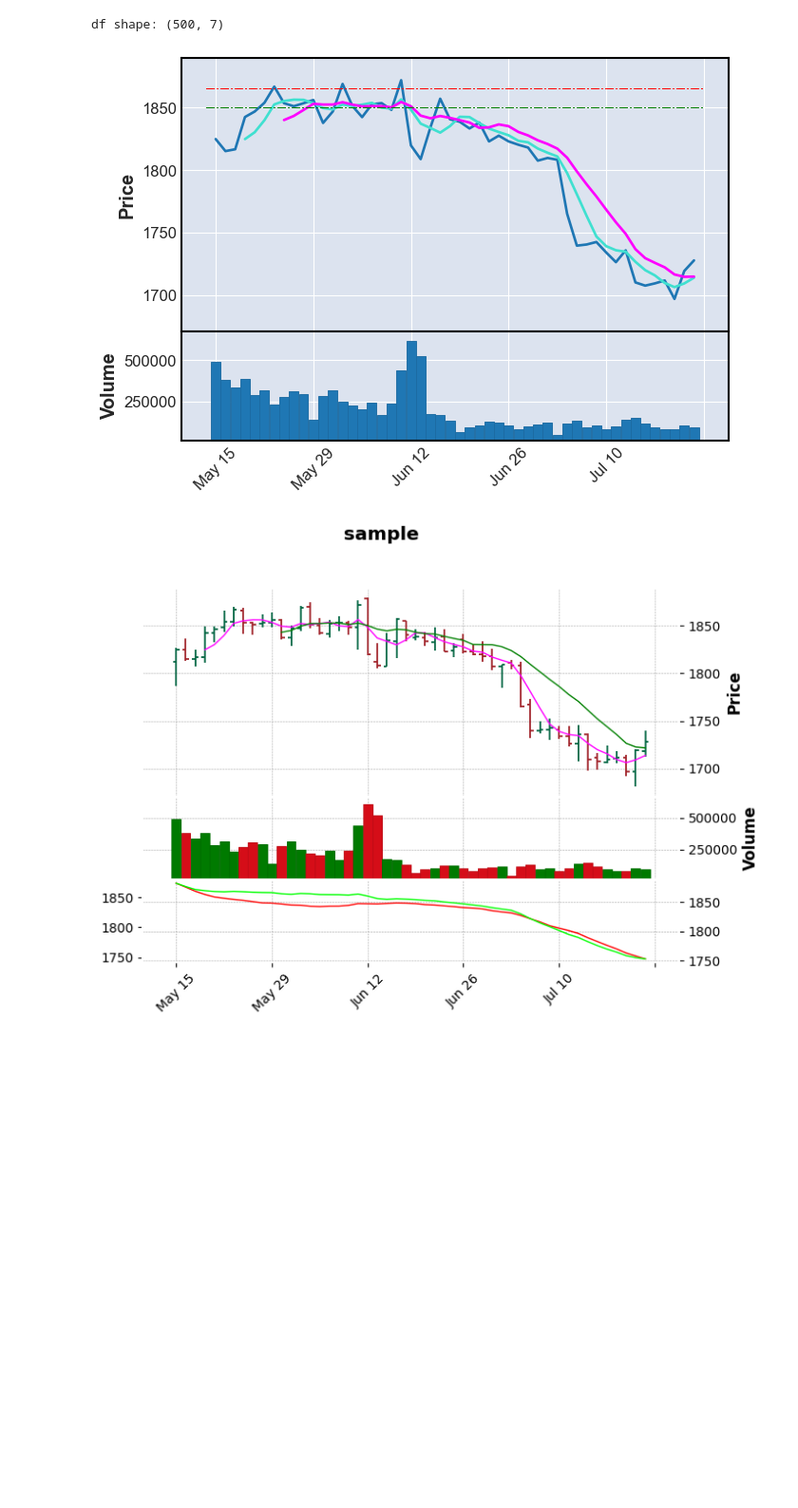
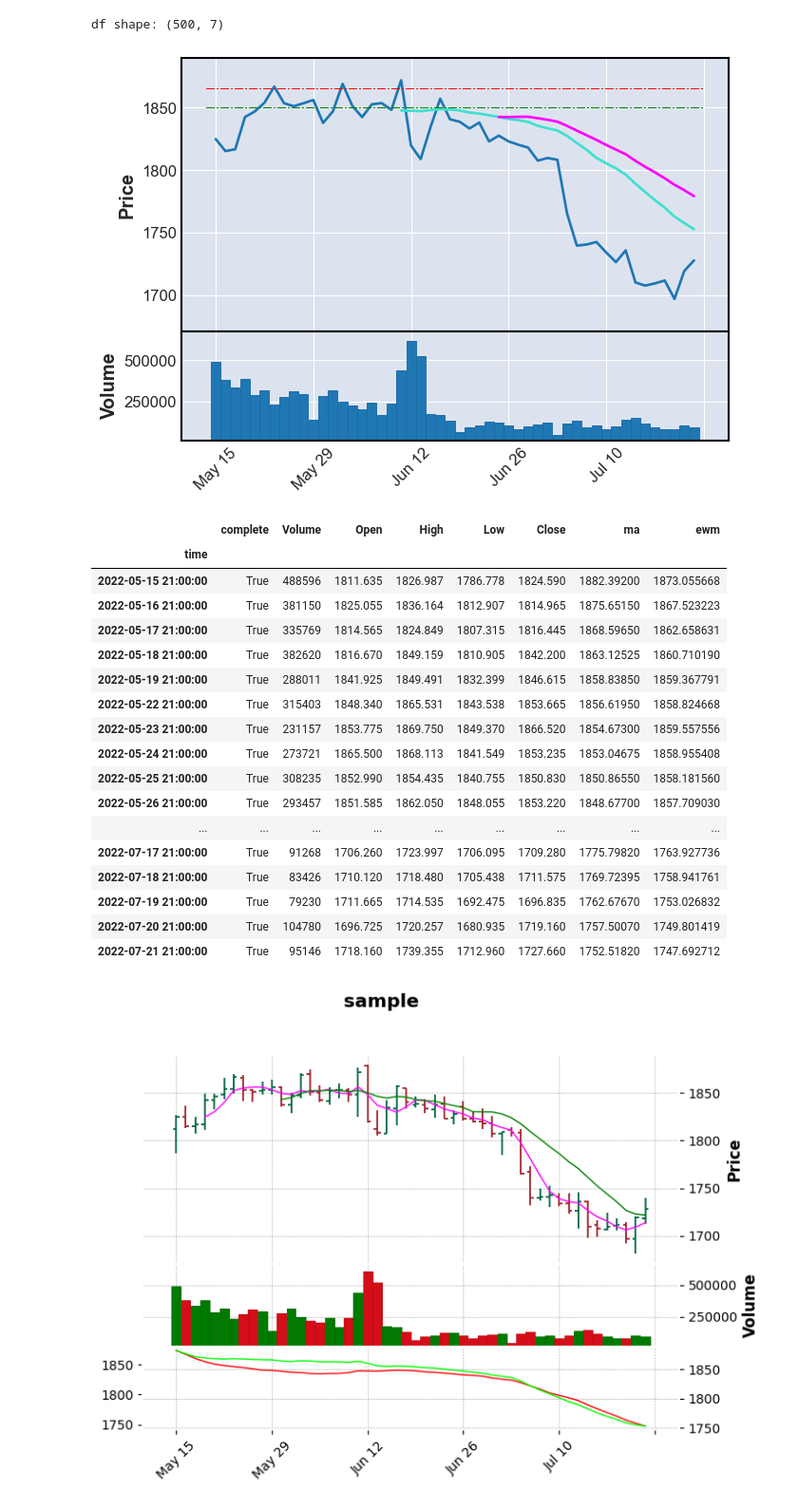
Before and after one commit to ongzhixian/Oap, a Jupyter notebook: notebooks/Analysis1.ipynb, the cells around one changed output. Shown: that part at 95% size. Saved outputs shown, nothing was run; the diff lists cells and outputs as text; code cells hidden in the pictures; blank space fills up the shorter version.

```diff
--- a/notebooks/Analysis1.ipynb
+++ b/notebooks/Analysis1.ipynb
@@ -47,12 +47,34 @@ df['ewm'] = df['Close'].ewm(span=20, adjust=False).mean()
 # %%
 # https://github.com/matplotlib/mplfinance
 dfx = df.tail(50).set_index('time')
+
+
 mpf.plot(dfx, type='line',
-    mav=(4, 8),
+    mav=(20, 30),
     hlines=dict(hlines=[1850,1865],colors=['g','r'],linestyle='-.',linewidths=(1,1)),
     volume=True)
+
+dfx
 # %% [output]
-[figure, old version]
+[figure, new version]
+|  | complete | Volume | Open | High | Low | Close | ma | ewm |
+| time |  |  |  |  |  |  |  |  |
+| 2022-05-15 21:00:00 | True | 488596 | 1811.635 | 1826.987 | 1786.778 | 1824.590 | 1882.39200 | 1873.055668 |
+| 2022-05-16 21:00:00 | True | 381150 | 1825.055 | 1836.164 | 1812.907 | 1814.965 | 1875.65150 | 1867.523223 |
+| 2022-05-17 21:00:00 | True | 335769 | 1814.565 | 1824.849 | 1807.315 | 1816.445 | 1868.59650 | 1862.658631 |
+| 2022-05-18 21:00:00 | True | 382620 | 1816.670 | 1849.159 | 1810.905 | 1842.200 | 1863.12525 | 1860.710190 |
+| 2022-05-19 21:00:00 | True | 288011 | 1841.925 | 1849.491 | 1832.399 | 1846.615 | 1858.83850 | 1859.367791 |
+| 2022-05-22 21:00:00 | True | 315403 | 1848.340 | 1865.531 | 1843.538 | 1853.665 | 1856.61950 | 1858.824668 |
+| 2022-05-23 21:00:00 | True | 231157 | 1853.775 | 1869.750 | 1849.370 | 1866.520 | 1854.67300 | 1859.557556 |
+| 2022-05-24 21:00:00 | True | 273721 | 1865.500 | 1868.113 | 1841.549 | 1853.235 | 1853.04675 | 1858.955408 |
+| 2022-05-25 21:00:00 | True | 308235 | 1852.990 | 1854.435 | 1840.755 | 1850.830 | 1850.86550 | 1858.181560 |
+| 2022-05-26 21:00:00 | True | 293457 | 1851.585 | 1862.050 | 1848.055 | 1853.220 | 1848.67700 | 1857.709030 |
+| ... | ... | ... | ... | ... | ... | ... | ... | ... |
+| 2022-07-17 21:00:00 | True | 91268 | 1706.260 | 1723.997 | 1706.095 | 1709.280 | 1775.79820 | 1763.927736 |
+| 2022-07-18 21:00:00 | True | 83426 | 1710.120 | 1718.480 | 1705.438 | 1711.575 | 1769.72395 | 1758.941761 |
+| 2022-07-19 21:00:00 | True | 79230 | 1711.665 | 1714.535 | 1692.475 | 1696.835 | 1762.67670 | 1753.026832 |
+| 2022-07-20 21:00:00 | True | 104780 | 1696.725 | 1720.257 | 1680.935 | 1719.160 | 1757.50070 | 1749.801419 |
+| 2022-07-21 21:00:00 | True | 95146 | 1718.160 | 1739.355 | 1712.960 | 1727.660 | 1752.51820 | 1747.692712 |
 # %%
 ap0 = [
     mpf.make_addplot(dfx['ma'],color='r', width=1, panel=2),  # uses panel 0 by default
```
Also changed, not shown: 2 other files.
